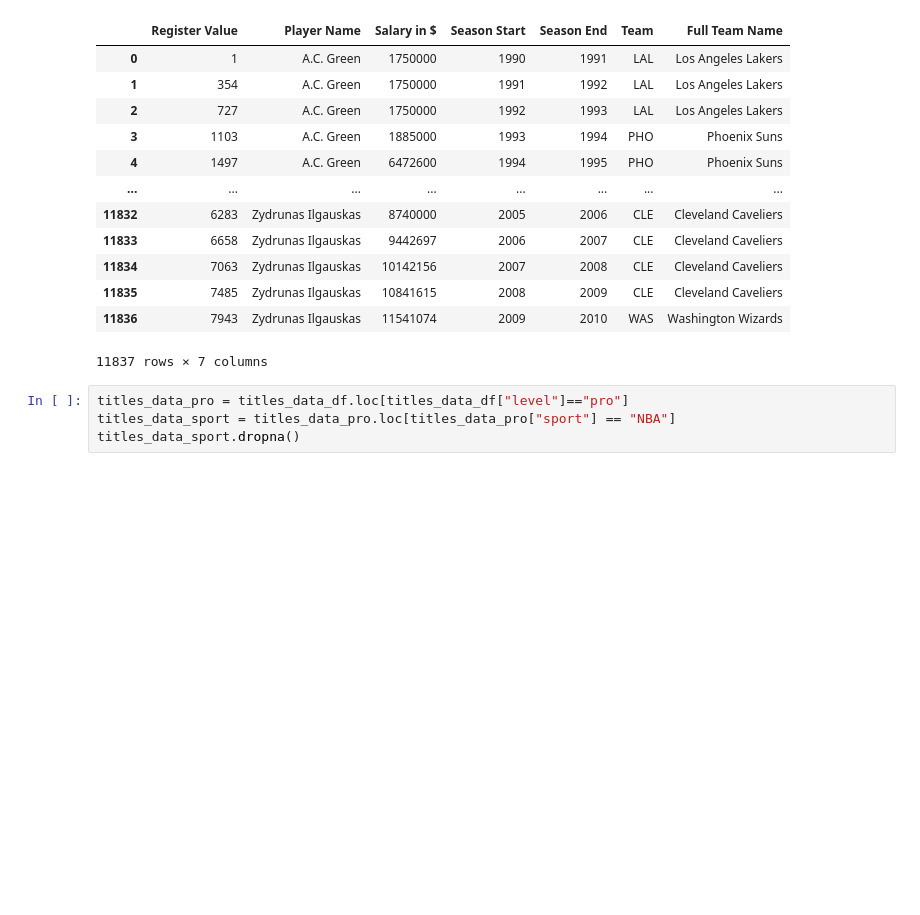
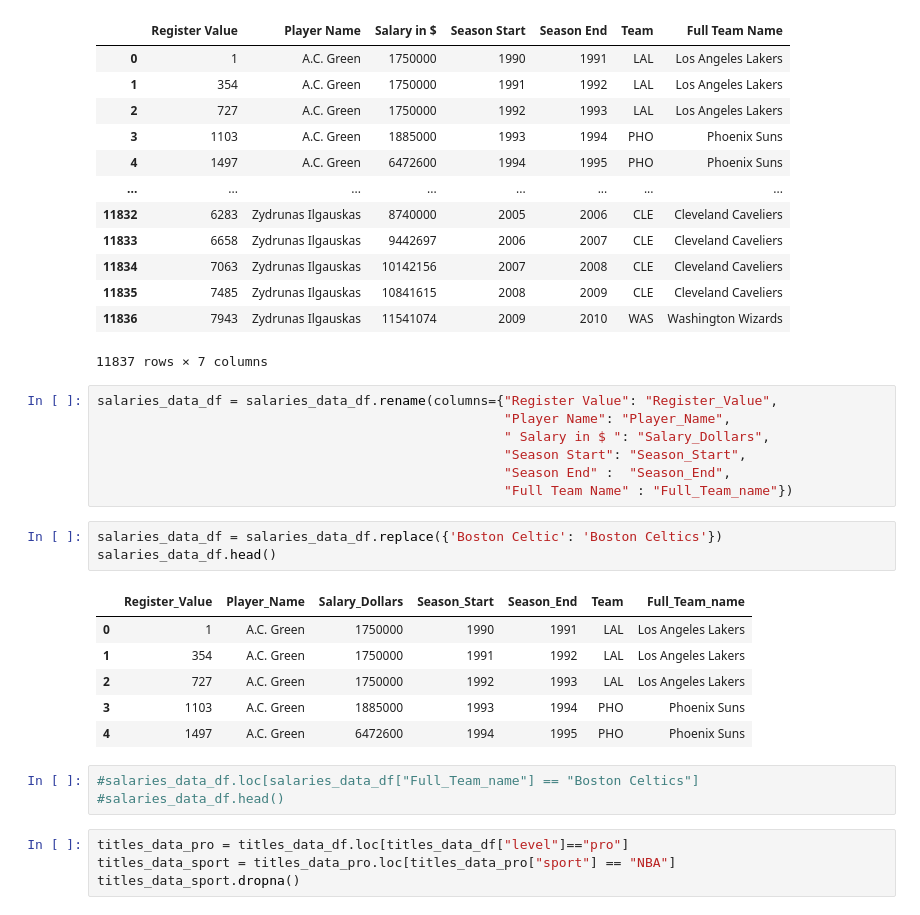
Before and after one commit to bennetyousuf/etl-project, a Jupyter notebook: FINAL NOTEBOOK.ipynb, the cells around one changed output. Cells and saved outputs as stored; diff of their text form; blank space fills up the shorter version.

```diff
--- a/FIANL NOTEBOOK.ipynb
+++ b/FINAL NOTEBOOK.ipynb
@@ -32,6 +36,26 @@ salaries_data_df
 | 11835 | 7485 | Zydrunas Ilgauskas | 10841615 | 2008 | 2009 | CLE | Cleveland Caveliers |
 | 11836 | 7943 | Zydrunas Ilgauskas | 11541074 | 2009 | 2010 | WAS | Washington Wizards |
 11837 rows × 7 columns
+# %%
+salaries_data_df = salaries_data_df.rename(columns={"Register Value": "Register_Value",
+                                                    "Player Name": "Player_Name",
+                                                    " Salary in $ ": "Salary_Dollars",
+                                                    "Season Start": "Season_Start",
+                                                    "Season End" :  "Season_End",
+                                                    "Full Team Name" : "Full_Team_name"})
+# %%
+salaries_data_df = salaries_data_df.replace({'Boston Celtic': 'Boston Celtics'})
+salaries_data_df.head()
+# %% [output]
+|  | Register_Value | Player_Name | Salary_Dollars | Season_Start | Season_End | Team | Full_Team_name |
+| 0 | 1 | A.C. Green | 1750000 | 1990 | 1991 | LAL | Los Angeles Lakers |
+| 1 | 354 | A.C. Green | 1750000 | 1991 | 1992 | LAL | Los Angeles Lakers |
+| 2 | 727 | A.C. Green | 1750000 | 1992 | 1993 | LAL | Los Angeles Lakers |
+| 3 | 1103 | A.C. Green | 1885000 | 1993 | 1994 | PHO | Phoenix Suns |
+| 4 | 1497 | A.C. Green | 6472600 | 1994 | 1995 | PHO | Phoenix Suns |
+# %%
+#salaries_data_df.loc[salaries_data_df["Full_Team_name"] == "Boston Celtics"]
+#salaries_data_df.head()
 # %%
 titles_data_pro = titles_data_df.loc[titles_data_df["level"]=="pro"]
 titles_data_sport = titles_data_pro.loc[titles_data_pro["sport"] == "NBA"]
```
Also changed, not shown: parts of 7 cells of this notebook.
